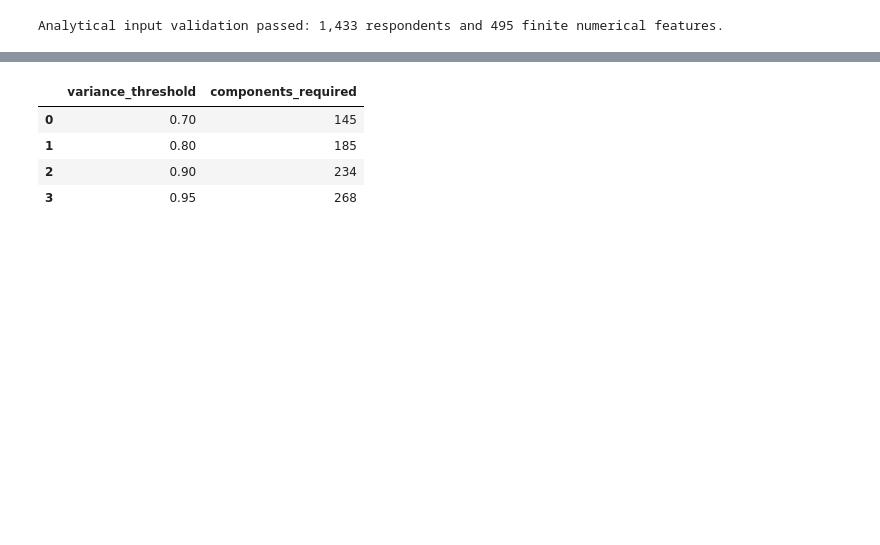
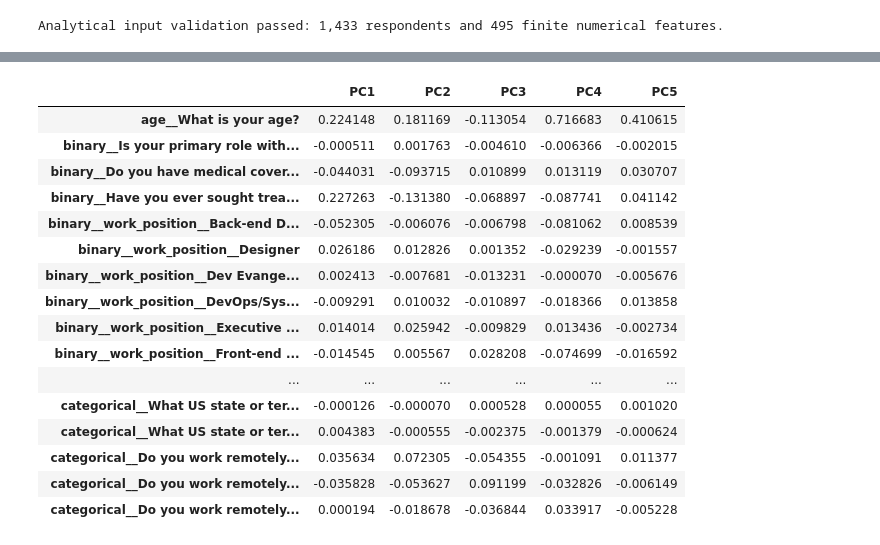
Before and after one commit to CyrilCele/mental-health-in-tech-ml, a Jupyter notebook: notebooks/03_dimensionality_reduction.ipynb, the cells around one changed output, grey strips where cells are left out. Drawn from its saved outputs; the diff is of its cells as text; code cells hidden in the pictures; blank space fills up the shorter version.

```diff
--- a/notebooks/03_dimensionality_reduction.ipynb
+++ b/notebooks/03_dimensionality_reduction.ipynb
@@ -163,10 +186,16 @@ The feature-selection stage addresses **redundancy** before PCA or MDS is applie
 # %%
-# Record the dimensions of the prepared representation before feature selection.
-original_observations, original_features = X_prepared.shape
+# Remove only features that contain no variation across respondents.
+X_variance_selected, zero_variance_features = remove_zero_variance_features(
+    X_prepared
+)
 
 print(
-    "Starting analytical space: "
-    f"{original_observations:,} observations x "
-    f"{original_features:,} features."
+    "Zero-variance features removed: "
+    f"{len(zero_variance_features)}"
 )
+
+print(
+    "Remaining features after variance filtering: "
+    f"{X_variance_selected.shape[1]}"
+)
 # %% [output]
@@ -445,29 +635,34 @@ plt.show()
 # %%
-# Determine the first component count at or above each cumulative-variance
-# reference level from the single complete PCA solution.
-variance_threshold_table = pd.DataFrame(
-    {
-        "variance_threshold": variance_thresholds,
-        "components_required": [
-            int(
-                np.searchsorted(
-                    pca_variance["cumulative_explained_variance"].to_numpy(),
-                    threshold,
-                )
-                + 1
-            )
-            for threshold in variance_thresholds
-        ],
-    }
+# Convert the fitted PCA component coefficients into a feature-level table
+# so that the leading components can be interpreted against the selected data.
+pca_loadings = pd.DataFrame(
+    pca_full.components_,
+    columns=X_selected_scaled.columns,
+    index=[
+        f"PC{i}"
+        for i in range(1, pca_full.n_components_ + 1)
+    ],
 )
 
-variance_threshold_table
+pca_loadings.iloc[:5].T
 # %% [output]
-|  | variance_threshold | components_required |
-| 0 | 0.70 | 145 |
-| 1 | 0.80 | 185 |
-| 2 | 0.90 | 234 |
-| 3 | 0.95 | 268 |
+|  | PC1 | PC2 | PC3 | PC4 | PC5 |
+| age__What is your age? | 0.224148 | 0.181169 | -0.113054 | 0.716683 | 0.410615 |
+| binary__Is your primary role with... | -0.000511 | 0.001763 | -0.004610 | -0.006366 | -0.002015 |
+| binary__Do you have medical cover... | -0.044031 | -0.093715 | 0.010899 | 0.013119 | 0.030707 |
+| binary__Have you ever sought trea... | 0.227263 | -0.131380 | -0.068897 | -0.087741 | 0.041142 |
+| binary__work_position__Back-end D... | -0.052305 | -0.006076 | -0.006798 | -0.081062 | 0.008539 |
+| binary__work_position__Designer | 0.026186 | 0.012826 | 0.001352 | -0.029239 | -0.001557 |
+| binary__work_position__Dev Evange... | 0.002413 | -0.007681 | -0.013231 | -0.000070 | -0.005676 |
+| binary__work_position__DevOps/Sys... | -0.009291 | 0.010032 | -0.010897 | -0.018366 | 0.013858 |
+| binary__work_position__Executive ... | 0.014014 | 0.025942 | -0.009829 | 0.013436 | -0.002734 |
+| binary__work_position__Front-end ... | -0.014545 | 0.005567 | 0.028208 | -0.074699 | -0.016592 |
+| ... | ... | ... | ... | ... | ... |
+| categorical__What US state or ter... | -0.000126 | -0.000070 | 0.000528 | 0.000055 | 0.001020 |
+| categorical__What US state or ter... | 0.004383 | -0.000555 | -0.002375 | -0.001379 | -0.000624 |
+| categorical__Do you work remotely... | 0.035634 | 0.072305 | -0.054355 | -0.001091 | 0.011377 |
+| categorical__Do you work remotely... | -0.035828 | -0.053627 | 0.091199 | -0.032826 | -0.006149 |
+| categorical__Do you work remotely... | 0.000194 | -0.018678 | -0.036844 | 0.033917 | -0.005228 |
 # %% [markdown]
 ### Interpretation
 
```
Also changed, not shown: parts of 65 cells of this notebook, 51 other files.
